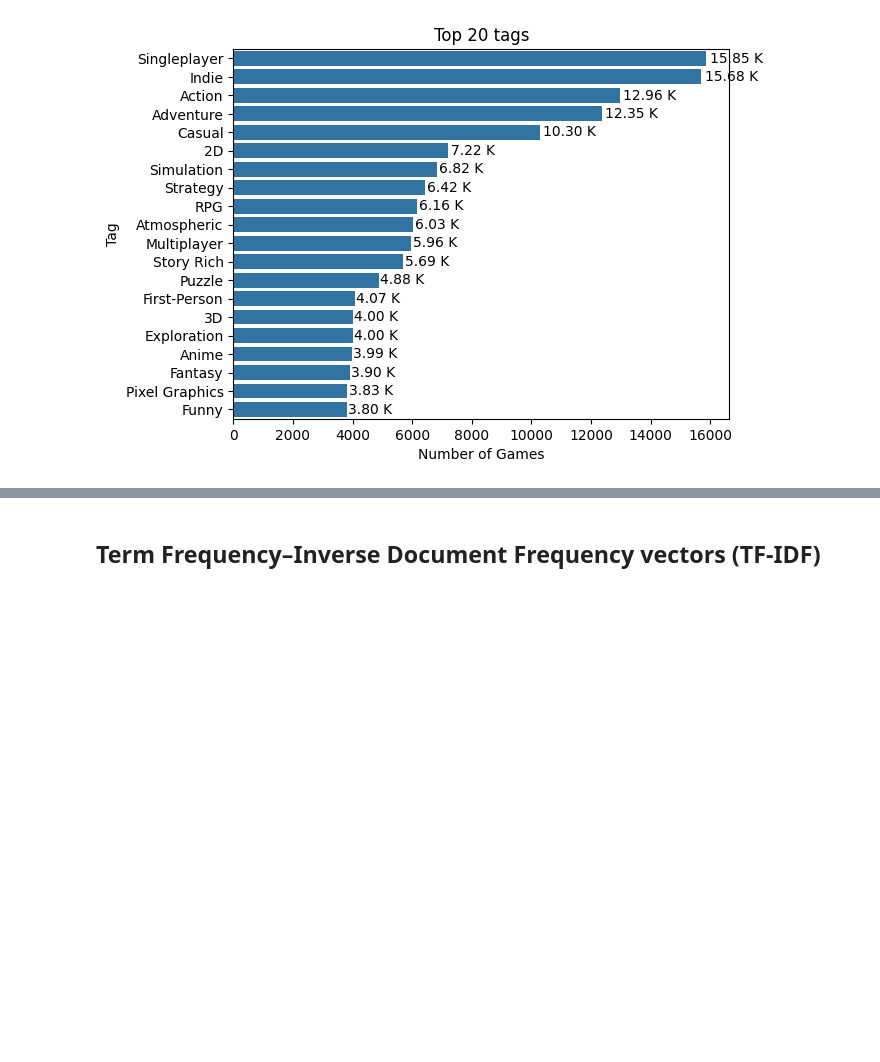
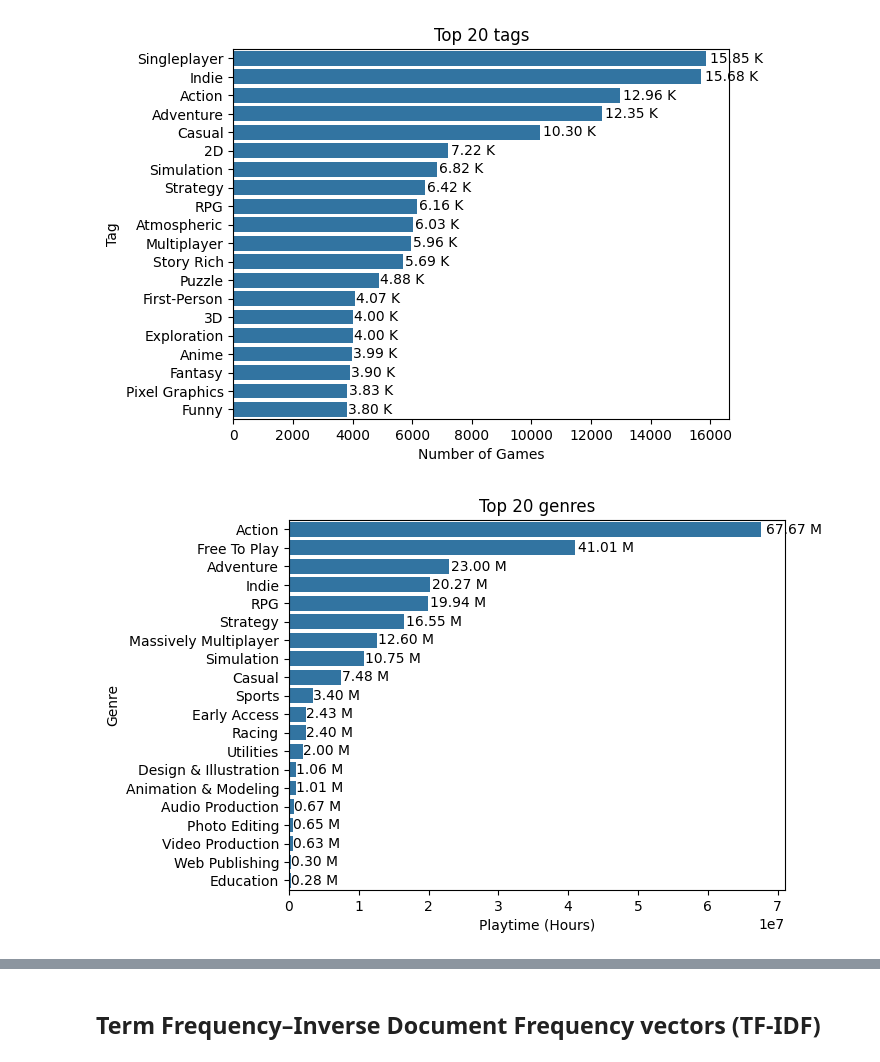
Before and after one commit to EliasCid/steam_recommender_system, a Jupyter notebook: 3. data_analysis/steam.ipynb, the cells around one changed output, grey strips where cells are left out. Cells and saved outputs as stored; diff of their text form; code cells hidden in the pictures; blank space fills up the shorter version.

```diff
--- a/3. data_analysis/steam.ipynb
+++ b/3. data_analysis/steam.ipynb
@@ -646,3 +742,46 @@ for p in ax.patches:
 plt.show()
 # %% [output]
 [figure]
+# %%
+# Filter unique games with playtime_forever and user_steamid count
+df_game_playtime = df_drop_zeros.select('game_appid', 'game_playtime_forever')
+df_game_playtime = df_game_playtime.groupBy('game_appid').agg(sum('game_playtime_forever').alias('game_playtime_forever'))
+df_game_playtime = df_game_playtime.withColumn('playtime_hours', spark_round(col('game_playtime_forever') / 60))
+
+df_game_users = df_drop_zeros.select('game_appid', 'user_steamid')
+df_game_users = df_game_users.groupBy('game_appid').agg(countDistinct('user_steamid').alias('game_users'))
+# %%
+# Join with exploded genres and tags
+
+df_exploded_genres_playtime = df_exploded_genres.join(df_game_playtime, on=['game_appid'], how='left')
+df_exploded_genres_users = df_exploded_genres.join(df_game_users, on=['game_appid'], how='left')
+
+df_exploded_tags_playtime = df_exploded_tags.join(df_game_playtime, on=['game_appid'], how='left')
+df_exploded_tags_users = df_exploded_tags.join(df_game_users, on=['game_appid'], how='left')
+# %%
+viz_genres_playtime = df_exploded_genres_playtime.groupBy('game_detail_genres').agg(sum('playtime_hours').alias('playtime_hours'))
+viz_genres_playtime = viz_genres_playtime.orderBy('playtime_hours', ascending=False)
+viz_genres_playtime = viz_genres_playtime.toPandas()
+
+# Bar chart
+sns.barplot(x='playtime_hours', y='game_detail_genres', data=viz_genres_playtime.head(20))
+plt.title('Top 20 genres')
+plt.xlabel('Playtime (Hours)')
+plt.ylabel('Genre')
+
+# Get current Axes
+ax = plt.gca()
+
+# Add text labels formatted as millions
+for p in ax.patches:
+    width = p.get_width()
+    y = p.get_y() + p.get_height() / 2
+    if width < 1_000:
+        label = f'{width:.2f}'
+    else:
+        label = f'{width/1_000_000:.2f} M'
+    ax.text(width + (width * 0.01), y, label, va='center')
+
+plt.show()
+# %% [output]
+[figure, added]
```
Also changed, not shown: parts of 19 cells of this notebook.
